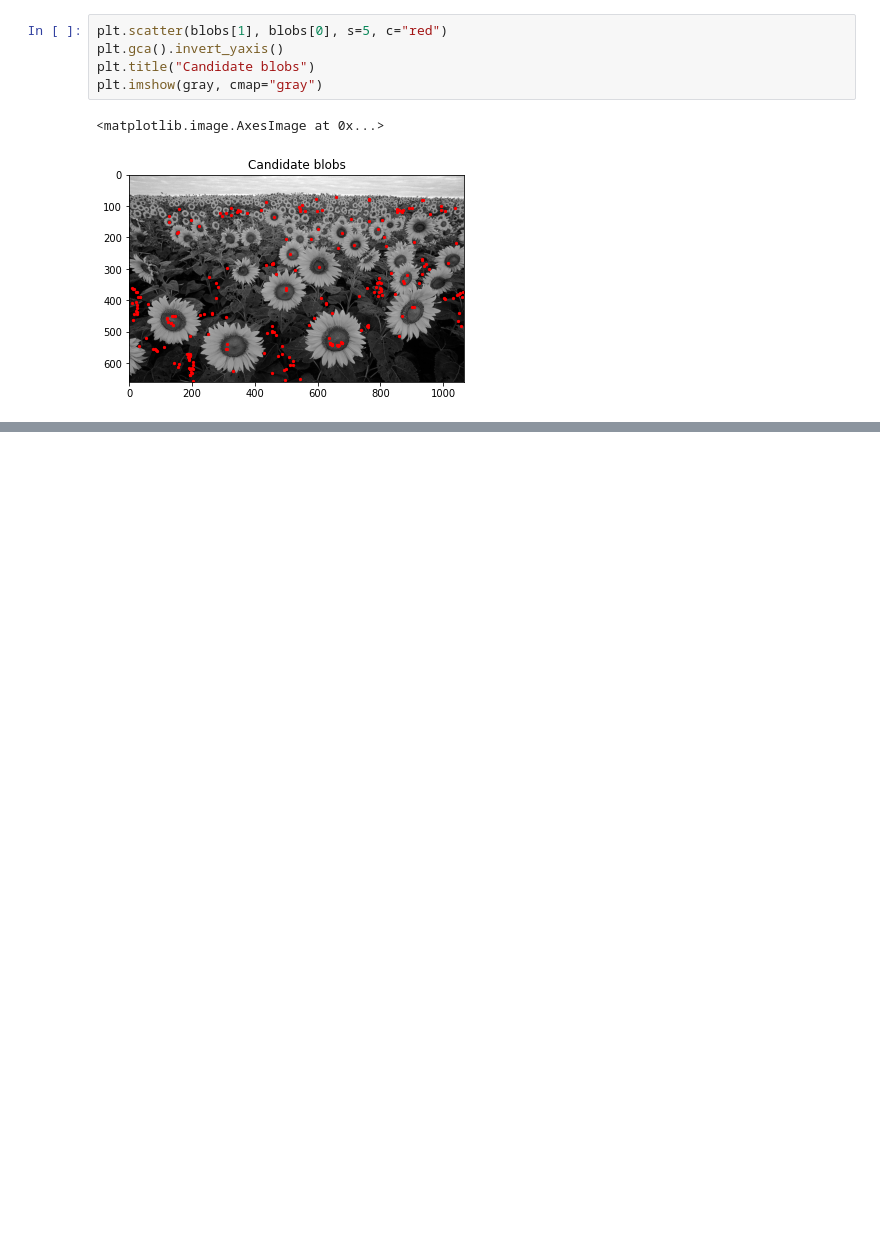
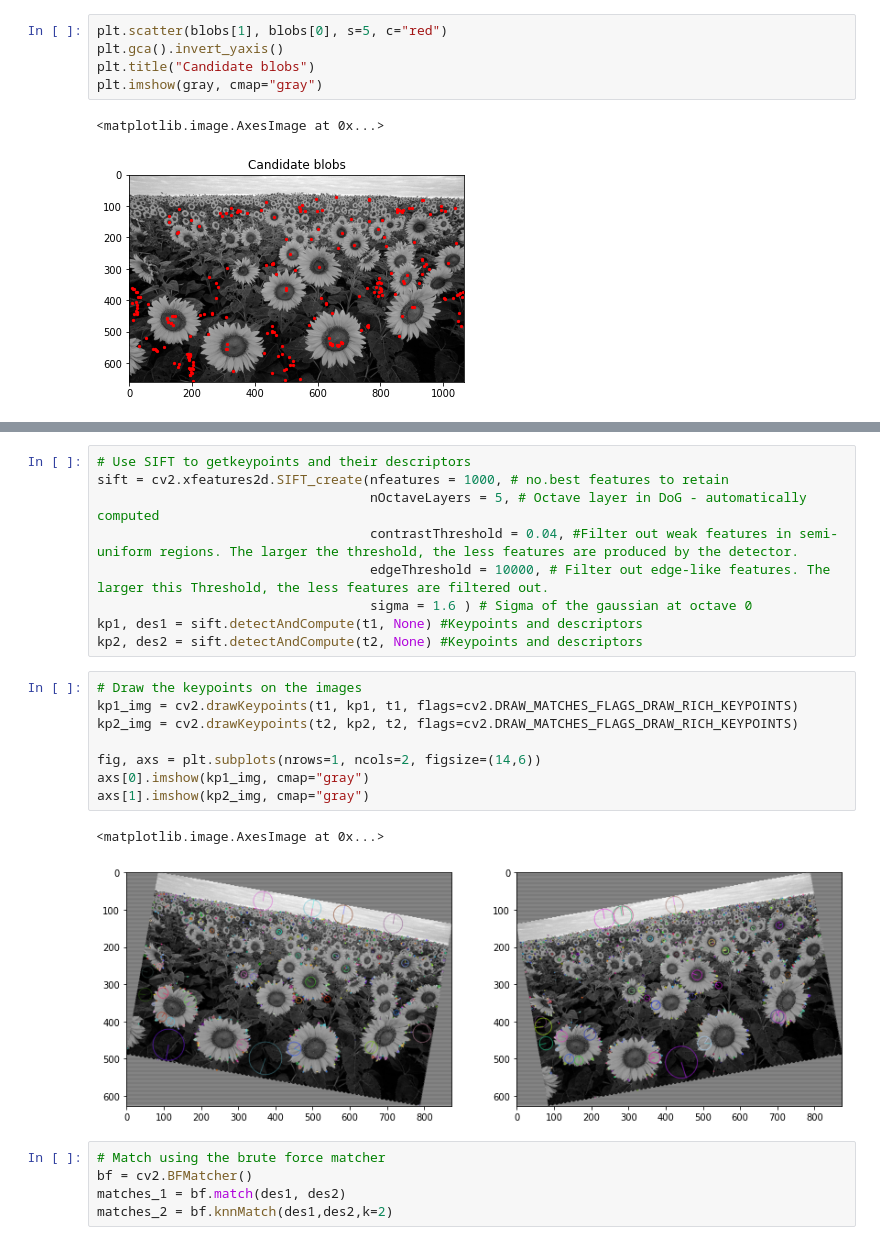
Before and after one commit to henrfj/02504-Computer-Vision, a Jupyter notebook: ex8 Blob detection.ipynb, the cells around one changed output, grey strips where cells are left out. Saved outputs shown, nothing was run; the diff lists cells and outputs as text; blank space fills up the shorter version.

```diff
--- a/ex8 Blob detection.ipynb
+++ b/ex8 Blob detection.ipynb
@@ -186,0 +283,25 @@ plt.imshow(gray, cmap="gray")
+# %%
+# Use SIFT to getkeypoints and their descriptors
+sift = cv2.xfeatures2d.SIFT_create(nfeatures = 1000, # no.best features to retain
+                                   nOctaveLayers = 5, # Octave layer in DoG - automatically computed
+                                   contrastThreshold = 0.04, #Filter out weak features in semi-uniform regions. The larger the threshold, the less features are produced by the detector.
+                                   edgeThreshold = 10000, # Filter out edge-like features. The larger this Threshold, the less features are filtered out.
+                                   sigma = 1.6 ) # Sigma of the gaussian at octave 0
+kp1, des1 = sift.detectAndCompute(t1, None) #Keypoints and descriptors
+kp2, des2 = sift.detectAndCompute(t2, None) #Keypoints and descriptors
+# %%
+# Draw the keypoints on the images
+kp1_img = cv2.drawKeypoints(t1, kp1, t1, flags=cv2.DRAW_MATCHES_FLAGS_DRAW_RICH_KEYPOINTS)
+kp2_img = cv2.drawKeypoints(t2, kp2, t2, flags=cv2.DRAW_MATCHES_FLAGS_DRAW_RICH_KEYPOINTS)
+
+fig, axs = plt.subplots(nrows=1, ncols=2, figsize=(14,6))
+axs[0].imshow(kp1_img, cmap="gray")
+axs[1].imshow(kp2_img, cmap="gray")
+# %% [output]
+<matplotlib.image.AxesImage at 0x...>
+[figure, added]
+# %%
+# Match using the brute force matcher
+bf = cv2.BFMatcher()
+matches_1 = bf.match(des1, des2)
+matches_2 = bf.knnMatch(des1,des2,k=2)
```
Also changed, not shown: parts of 15 cells of this notebook.
